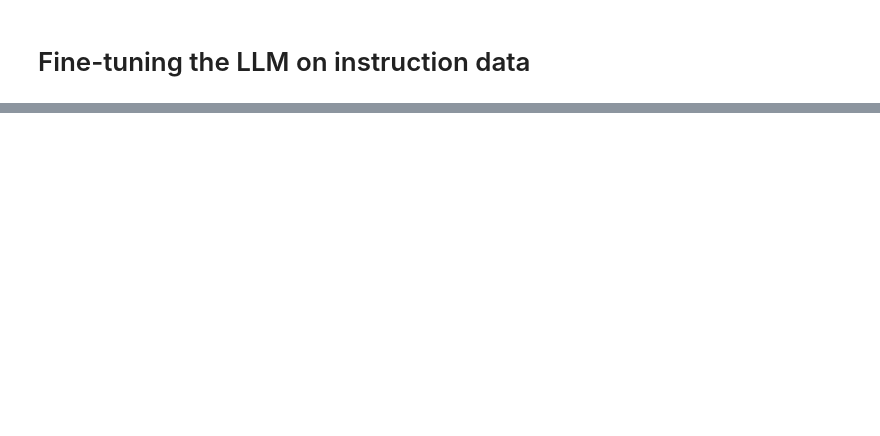
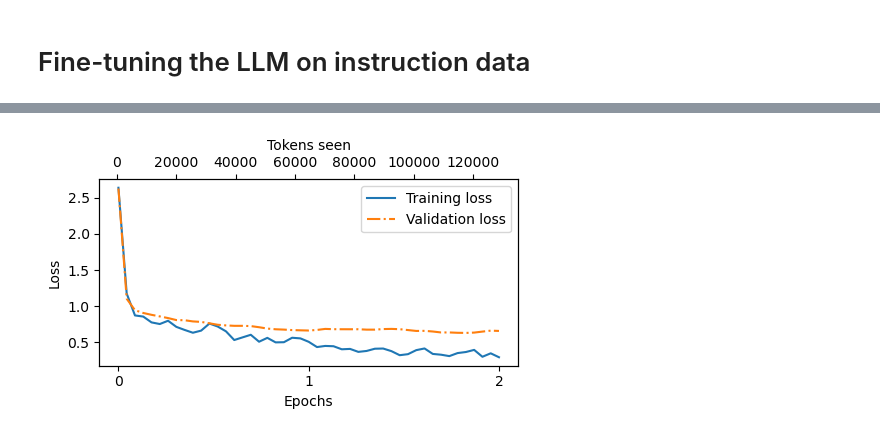
Before and after one commit to smbensi/whisper_triton, a Jupyter notebook: understand_LLMs/07_finetuning_follow_instructions.ipynb, the cells around one changed output, grey strips where cells are left out. Cells and saved outputs as stored; diff of their text form; code cells hidden in the pictures; blank space fills up the shorter version.

Commit message:
chapter 7 finished

```diff
--- a/understand_LLMs/07_finetuning_follow_instructions.ipynb
+++ b/understand_LLMs/07_finetuning_follow_instructions.ipynb
@@ -441,0 +455,17 @@ print("Validation loss:", val_loss)
+# %%
+import time
+
+start_time = time.time()
+torch.manual_seed(123)
+optimizer = torch.optim.AdamW(
+    model.parameters(), lr=0.00005, weight_decay=0.1
+)
+num_epochs = 2
+
+train_losses, val_losses, token_seen = train_model_simple(
+    model, train_loader, val_loader, optimizer, device, num_epochs, eval_freq=5,
+    eval_iter=5, start_context=format_input(val_data[0]), tokenizer=tokenizer
+)
+end_time = time.time()
+execution_time = (end_time - start_time) /60
+print(f"Training completed in {execution_time:.2f} minutes")
@@ -441,0 +490,6 @@ print("Validation loss:", val_loss)
+# %%
+from chapter_05 import plot_losses
+epochs_tensor = torch.linspace(0, num_epochs, len(train_losses))
+plot_losses(epochs_tensor, token_seen, train_losses, val_losses)
+# %% [output]
+[figure, added]
```
Also changed, not shown: parts of 11 cells of this notebook.
